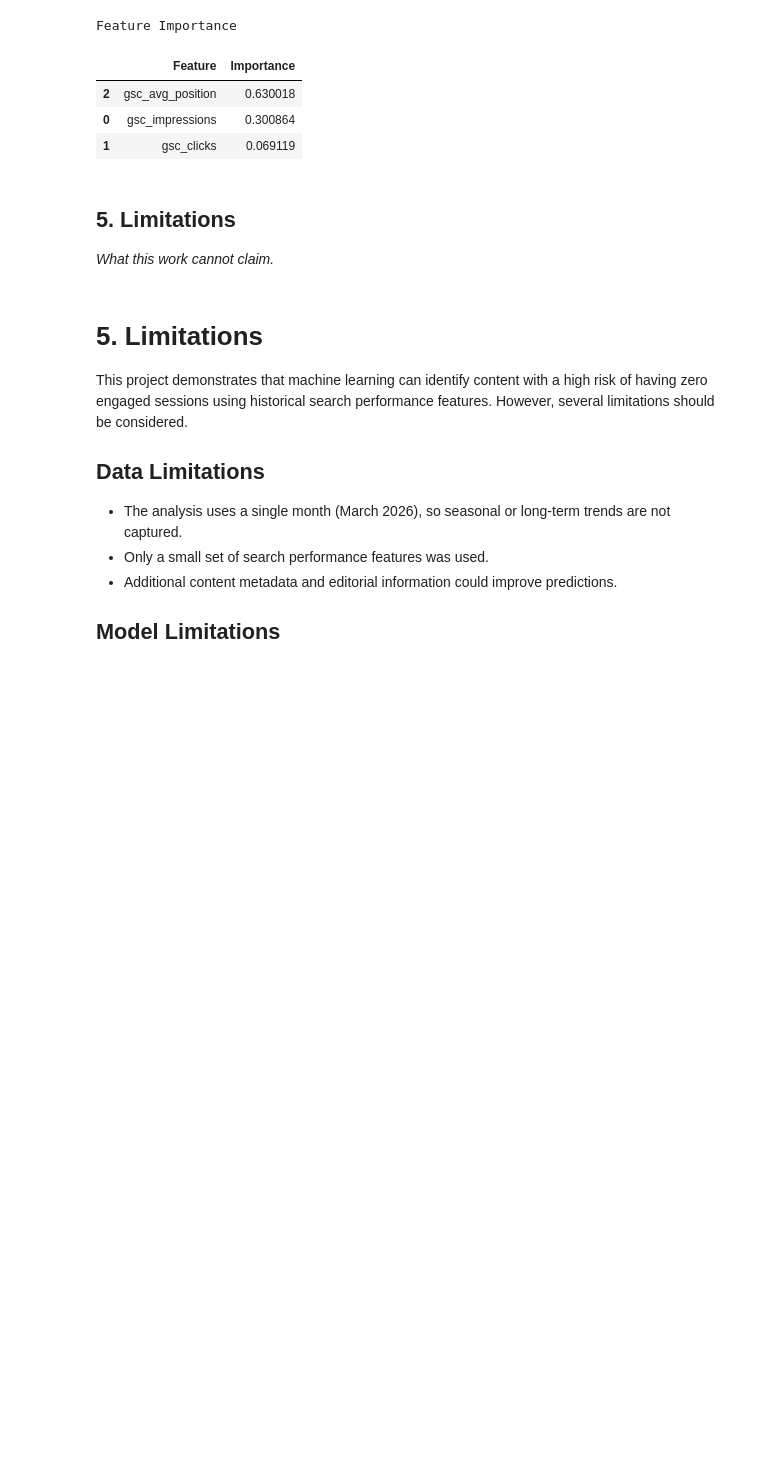
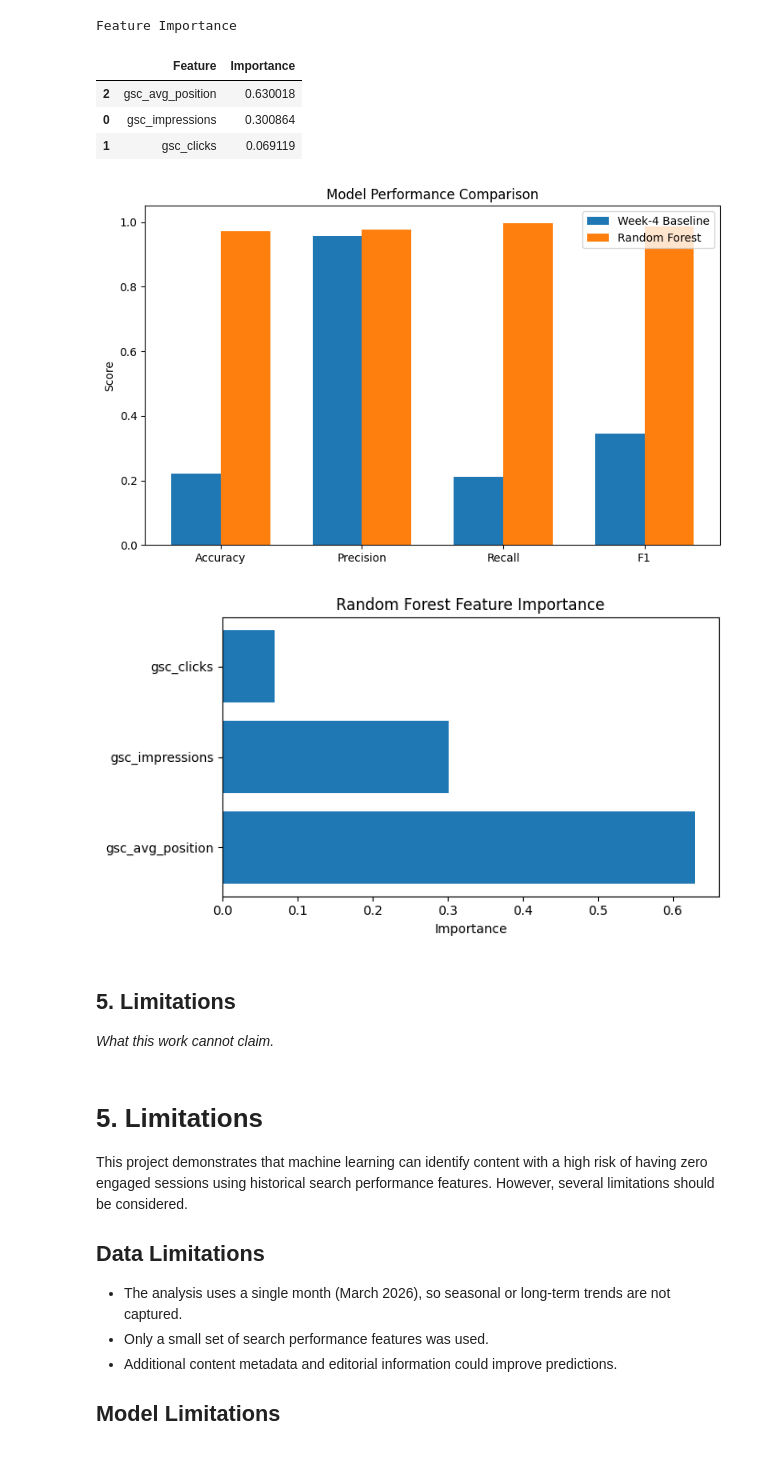
Before and after one commit to MUKUL-TIWARI/flyrank-ml-internship, a Jupyter notebook: work/notebooks/capstone.ipynb, the cells around one changed output. Cells and saved outputs as stored; diff of their text form; code cells hidden in the pictures; blank space fills up the shorter version.

```diff
--- a/work/notebooks/capstone.ipynb
+++ b/work/notebooks/capstone.ipynb
@@ -368,6 +368,46 @@ Feature Importance
 | 2 | gsc_avg_position | 0.630018 |
 | 0 | gsc_impressions | 0.300864 |
 | 1 | gsc_clicks | 0.069119 |
+# %%
+import matplotlib.pyplot as plt
+metrics = ["Accuracy", "Precision", "Recall", "F1"]
+
+baseline = results.iloc[0][metrics].values
+rf_model = results.iloc[1][metrics].values
+
+x = range(len(metrics))
+width = 0.35
+
+plt.figure(figsize=(8,5))
+plt.bar([i - width/2 for i in x], baseline, width, label="Week-4 Baseline")
+plt.bar([i + width/2 for i in x], rf_model, width, label="Random Forest")
+
+plt.xticks(x, metrics)
+plt.ylim(0, 1.05)
+plt.ylabel("Score")
+plt.title("Model Performance Comparison")
+plt.legend()
+
+plt.tight_layout()
+plt.savefig("model_performance.png", dpi=300)
+plt.show()
+
+plt.figure(figsize=(7,4))
+
+plt.barh(
+    importance["Feature"],
+    importance["Importance"]
+)
+
+plt.xlabel("Importance")
+plt.title("Random Forest Feature Importance")
+
+plt.tight_layout()
+plt.savefig("feature_importance.png", dpi=300)
+plt.show()
+# %% [output]
+[figure, added]
+[figure, added]
 # %% [markdown]
 ## 5. Limitations
 
```
